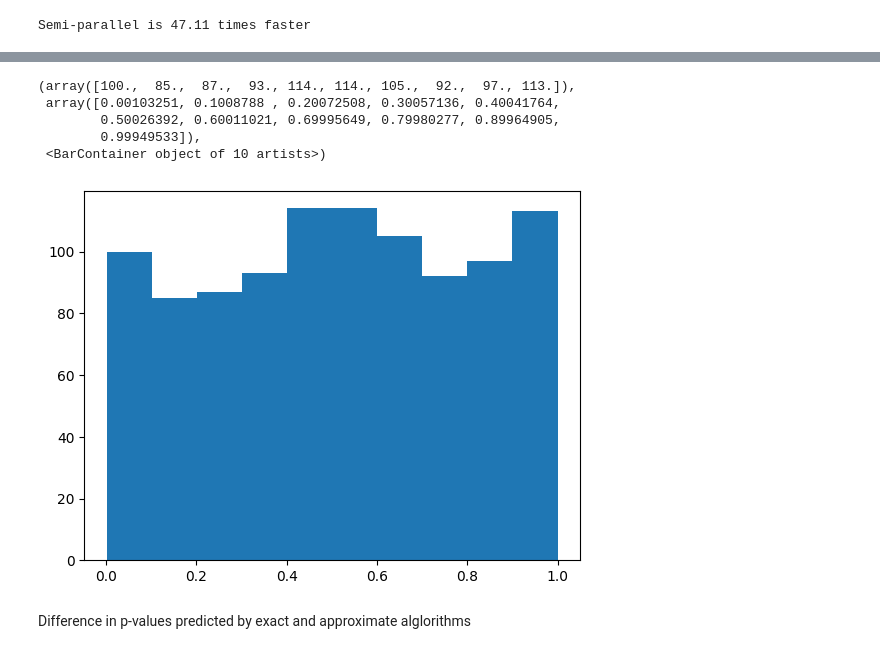
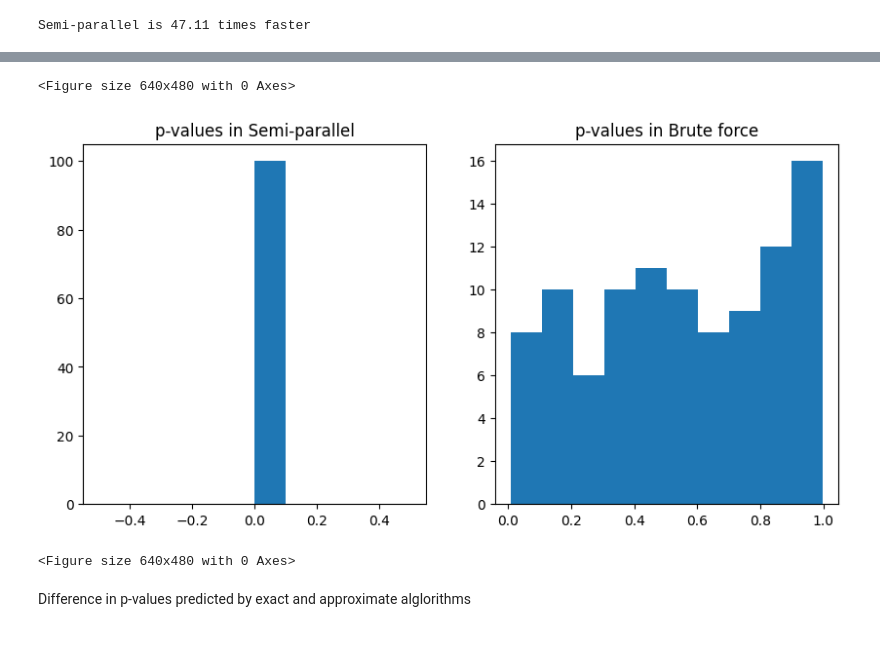
Before and after one commit to PIDAMI/GWAS_SHE, a Jupyter notebook: main.ipynb, the cells around one changed output, grey strips where cells are left out. Cells and saved outputs as stored; diff of their text form; code cells hidden in the pictures.

Commit message:
added benchmarks for both log regression in notebook as well as pvalues comparissons

```diff
--- a/main.ipynb
+++ b/main.ipynb
@@ -18,3 +6,8 @@ y = np.random.binomial(1, 0.5, n).reshape(n,1)
+# %%
+num_benchs = 100
+n = 1000
+m = 100
+k = 5
 # %% [markdown]
 # semi-parallel log regression with covariates
 # %% [markdown]
@@ -83,12 +37,25 @@ plt.hist(pval_sep)
-# %%
-plt.hist(pval)
-# %% [output]
-(array([100.,  85.,  87.,  93., 114., 114., 105.,  92.,  97., 113.]),
- array([0.00103251, 0.1008788 , 0.20072508, 0.30057136, 0.40041764,
-        0.50026392, 0.60011021, 0.69995649, 0.79980277, 0.89964905,
-        0.99949533]),
- <BarContainer object of 10 artists>)
-[figure, removed]
+# %%
+y, S, X = bench.gen_random_data(2013, n, m, k)
+semi_par = models.SemiParallelSNPLogRegression()
+semi_par.fit(y,S,X)
+
+brute_forc = models.BruteForceSNPLogRegression()
+brute_forc.fit(y,S,X)
+
+fig, axes = plt.subplots(1,2)
+fig.set_figwidth(10)
+axes[0].hist(semi_par.pvalues)
+axes[0].set_title("p-values in Semi-parallel")
+
+axes[1].hist(brute_forc.pvalues)
+axes[1].set_title("p-values in Brute force")
+
+plt.figure()
+# smth is wrong again...
+# %% [output]
+<Figure size 640x480 with 0 Axes>
+[figure, added]
+<Figure size 640x480 with 0 Axes>
 # %% [markdown]
 Difference in p-values predicted by exact and approximate alglorithms
 # %%
```
Also changed, not shown: parts of 9 cells of this notebook, 2 other files.
